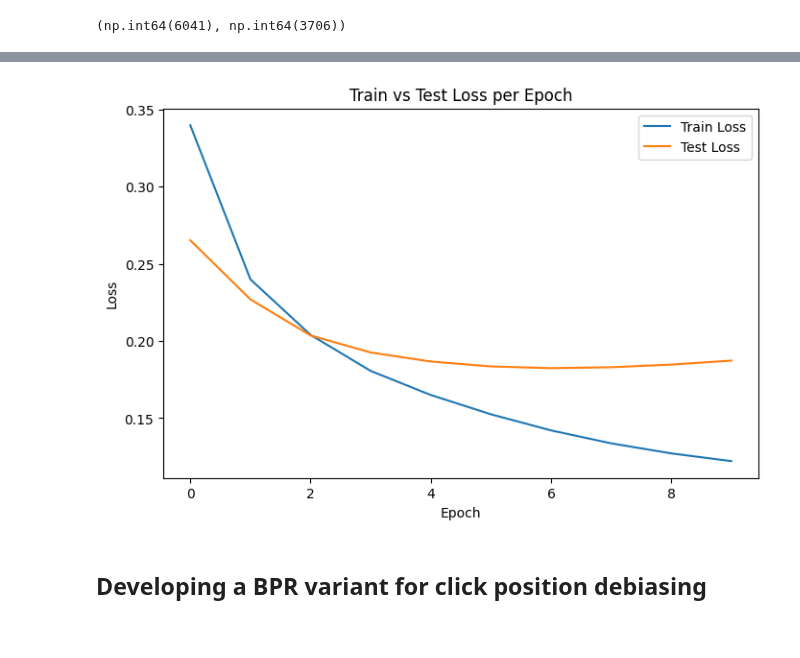
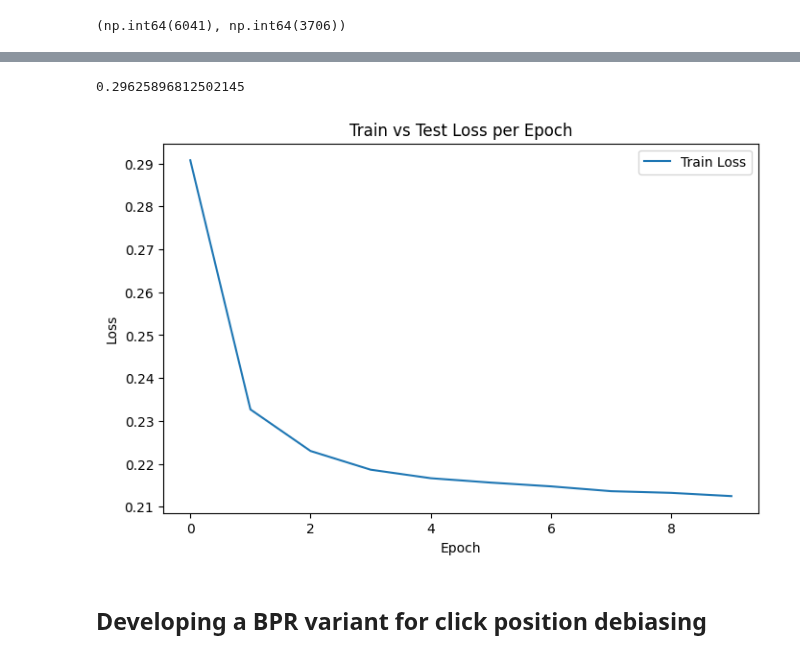
Before and after one commit to caiotda/bpr-mf, a Jupyter notebook: playground.ipynb, the cells around one changed output, grey strips where cells are left out. Cells and saved outputs as stored; diff of their text form; code cells hidden in the pictures.

```diff
--- a/playground.ipynb
+++ b/playground.ipynb
@@ -140,5 +147,12 @@ n_users, n_items
 # %% [output]
 (np.int64(6041), np.int64(3706))
 # %%
-model = bprMF(num_users=n_users, num_items=n_items, factors=30).to(device)
-optimizer = torch.optim.Adam(model.parameters(), lr=1e-3)
+
+
+
+model = bprMf(
+                num_users=n_users,
+                num_items=n_items,
+                factors=30,
+                reg_lambda=5e-4,
+                n_epochs=10).to(device)
@@ -167,0 +159,4 @@ Train epoch mean loss: 0.122209;
+# %%
+optimizer = torch.optim.Adam(model.parameters(), lr=1e-2)
+
+train_losses = model.fit(dataloader_bpr_train, optimizer)
@@ -168,14 +178,17 @@ Train epoch mean loss: 0.122209;
+# %%
+test_loss
+# %% [output]
+0.29625896812502145
 # %%
 plt.figure(figsize=(8, 5))
-plt.plot(train_loss, label='Train Loss')
-plt.plot(test_loss, label='Test Loss')
+plt.plot(train_losses, label='Train Loss')
 plt.xlabel('Epoch')
 plt.ylabel('Loss')
 plt.title('Train vs Test Loss per Epoch')
 plt.legend()
 plt.show()
 # %% [output]
-[figure, old version]
+[figure, new version]
 # %% [markdown]
 ## Developing a BPR variant for click position debiasing
 # %%
```
Also changed, not shown: parts of 22 cells of this notebook.
